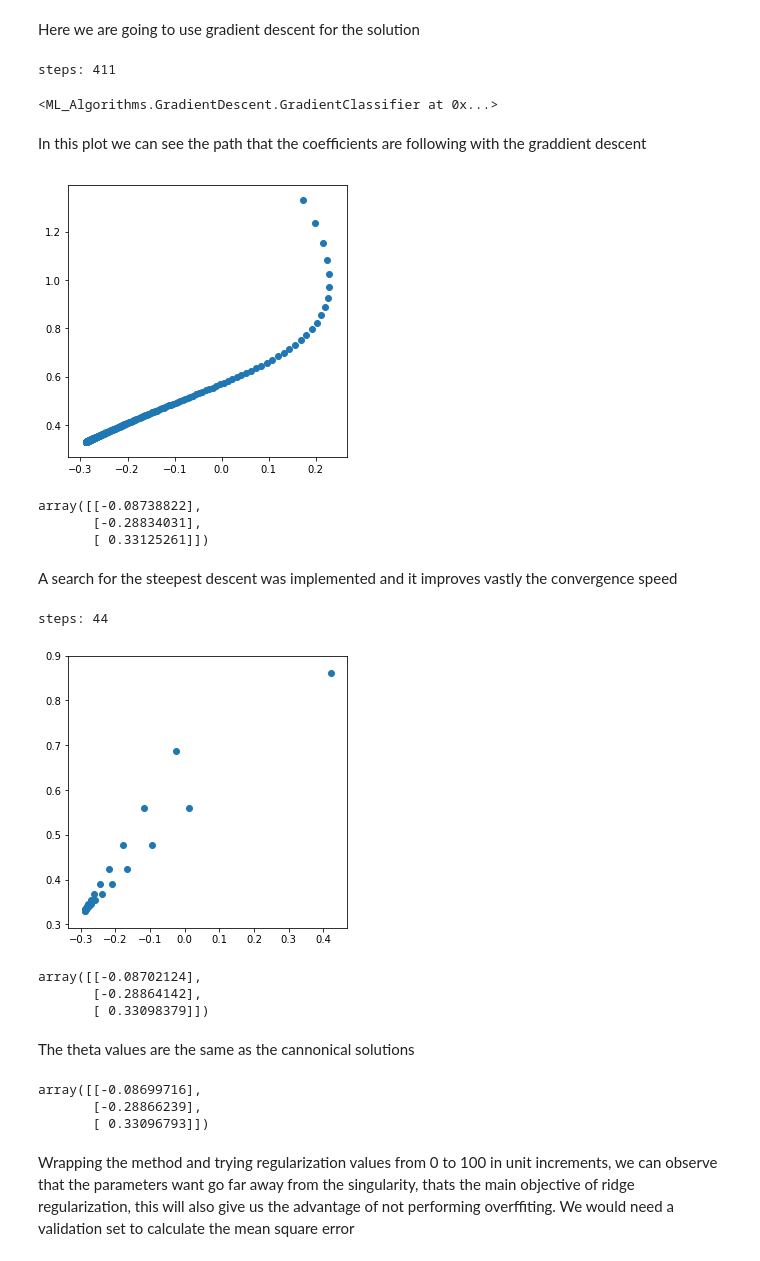
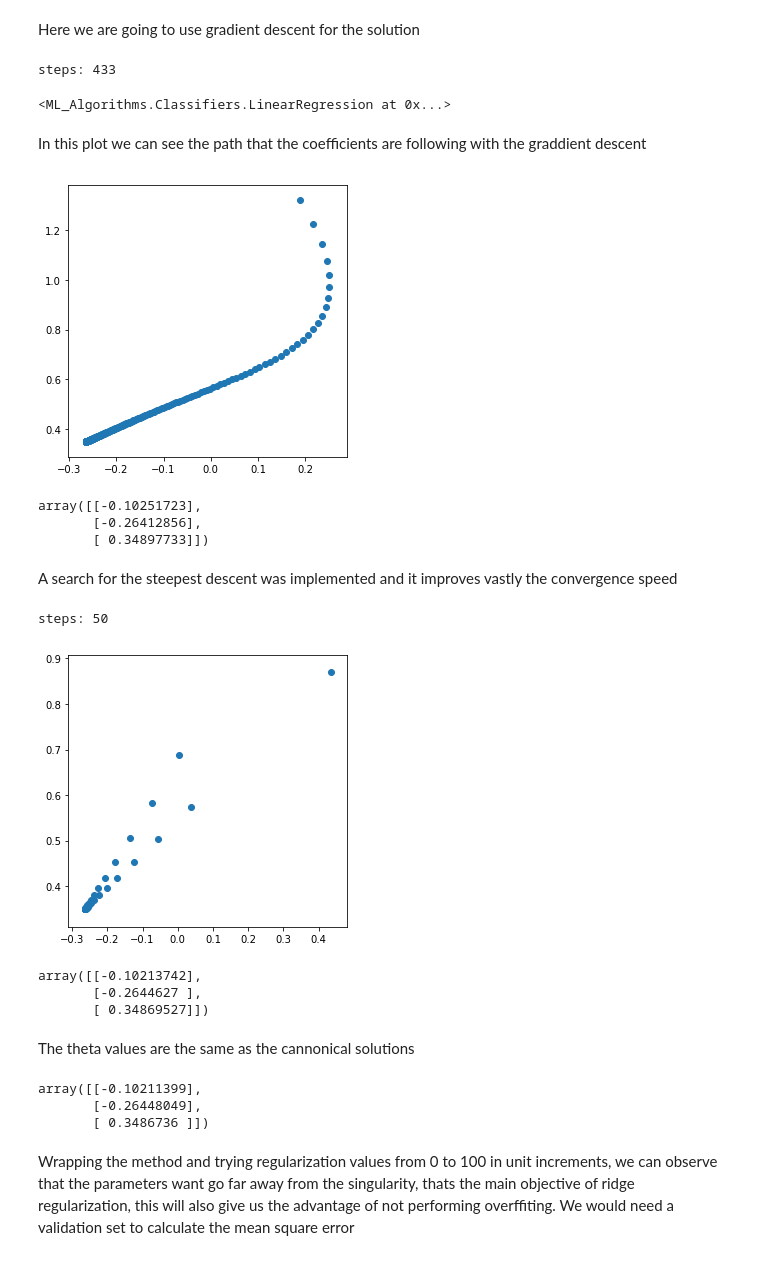
Before and after one commit to joseluisvaz/machine_learning_itesm, a Jupyter notebook: Machine Learning - Homework 2.ipynb, the cells around one changed output. Drawn from its saved outputs; the diff is of its cells as text; code cells hidden in the pictures.

```diff
--- a/Machine Learning - Homework 2.ipynb
+++ b/Machine Learning - Homework 2.ipynb
@@ -40,48 +39,48 @@ Here we are going to use gradient descent for the solution
 # %%
 #Creating a classifier
 np.random.seed(5)
-clf = gd.GradientClassifier()
-clf.fit(X, Y, step_type="fixed", reg=0,
-        print_val=True, step_size=0.00001, max_iter=10000, tresh = 0.00001)
+classifier = clf.LinearRegression()
+classifier.fit(X, Y,solver ="gradient",reg=0,
+               print_val=True, step_size=0.00001, max_iter=10000, tresh = 0.00001)
 # %% [output]
-steps: 411
+steps: 433
-<ML_Algorithms.GradientDescent.GradientClassifier at 0x...>
+<ML_Algorithms.Classifiers.LinearRegression at 0x...>
 # %% [markdown]
 In this plot we can see the path that the coefficients are following with the graddient descent
 # %%
-plt.scatter(clf.list_coef[6:,1], clf.list_coef[6:,2])
+plt.scatter(classifier.list_coef[6:,1], classifier.list_coef[6:,2])
 plt.show()
-clf.coef
+classifier.coef
 # %% [output]
-[figure, old version]
+[figure, new version]
-array([[-0.08738822],
-       [-0.28834031],
-       [ 0.33125261]])
+array([[-0.10251723],
+       [-0.26412856],
+       [ 0.34897733]])
 # %% [markdown]
 A search for the steepest  descent was implemented and it improves vastly the convergence speed
 # %%
-clf.fit(X, Y, step_type="golden", reg=0,
+classifier.fit(X, Y, solver="gradient-gold", reg=0,
         print_val=True, max_iter=50)
-plt.scatter(clf.list_coef[1:,1], clf.list_coef[1:,2])
+plt.scatter(classifier.list_coef[1:,1], classifier.list_coef[1:,2])
 plt.show()
-clf.coef
+classifier.coef
 # %% [output]
-steps: 44
+steps: 50
-[figure, old version]
+[figure, new version]
-array([[-0.08702124],
-       [-0.28864142],
-       [ 0.33098379]])
+array([[-0.10213742],
+       [-0.2644627 ],
+       [ 0.34869527]])
 # %% [markdown]
 The theta values are the same as the cannonical solutions
 # %%
-clf2classes = lm.LinearClassifier()
-clf2classes.fit(X, Y, reg = 0)
+clf2classes = clf.LinearRegression()
+clf2classes.fit(X, Y, solver="canonical", reg = 0)
 
 clf2classes.coef
 # %% [output]
-array([[-0.08699716],
-       [-0.28866239],
-       [ 0.33096793]])
+array([[-0.10211399],
+       [-0.26448049],
+       [ 0.3486736 ]])
 # %% [markdown]
 Wrapping the method and  trying regularization values from 0 to 100 in unit increments, we can observe that the parameters want go far away from the singularity, thats the main objective of ridge regularization, this will also give us the  advantage of not performing overffiting. We would need a validation set to calculate the mean square error
 # %%
```
Also changed, not shown: parts of 5 cells of this notebook.
